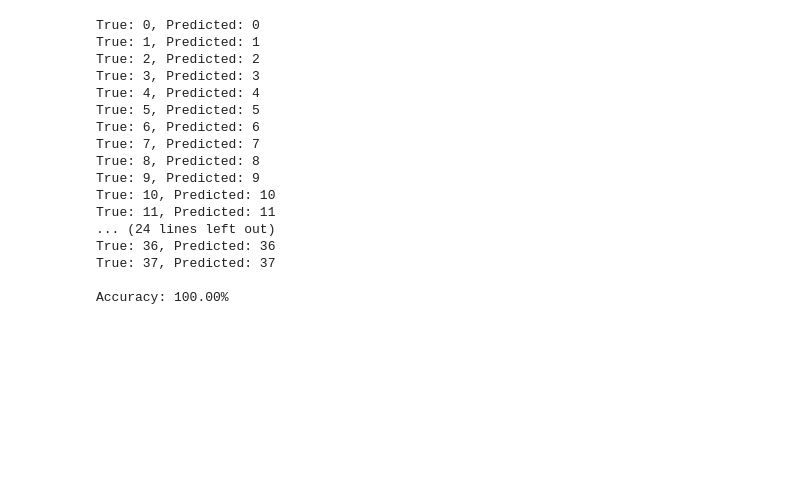
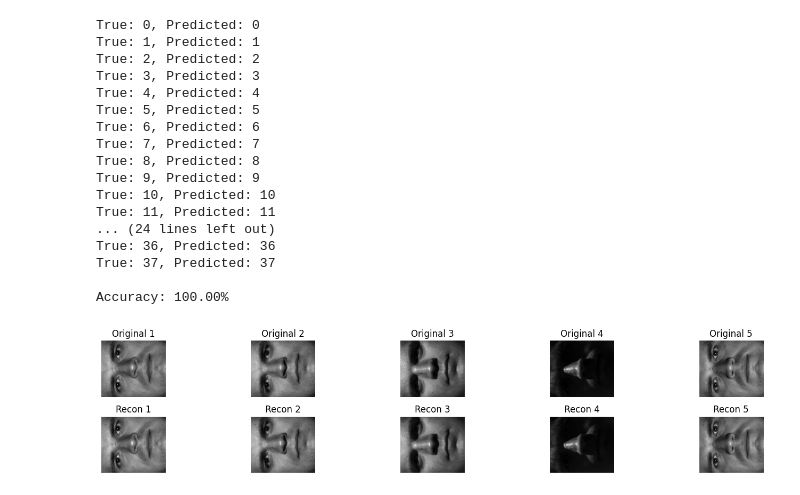
Before and after one commit to Mghzz/Face_Recognition, a Jupyter notebook: face_recognition.ipynb, the cells around one changed output. Cells and saved outputs as stored; diff of their text form; code cells hidden in the pictures; blank space fills up the shorter version.

```diff
--- a/face_recognition.ipynb
+++ b/face_recognition.ipynb
@@ -121,3 +121,45 @@ True: 36, Predicted: 36
 True: 37, Predicted: 37
 
 Accuracy: 100.00%
+# %%
+# --- Parameters ---
+person_id = 3  # change this to choose a different person
+num_images_to_show = 5
+beta = m / n
+
+# --- Approximate ω(β) as given in Equation (5) ---
+omega = 0.56 * beta**3 - 0.95 * beta**2 + 1.82 * beta + 1.43
+
+# --- Get person images ---
+start_idx = np.sum(nfaces[:person_id])
+end_idx = start_idx + nfaces[person_id]
+person_images = faces[:, start_idx:end_idx][:, :num_images_to_show]
+
+# --- Display original images ---
+plt.figure(figsize=(15, 3))
+for i in range(num_images_to_show):
+    img = person_images[:, i].reshape(m, n)
+    plt.subplot(2, num_images_to_show, i + 1)
+    plt.imshow(img, cmap='gray')
+    plt.axis('off')
+    plt.title(f'Original {i+1}')
+
+# --- Reconstruct images using SVD with τ* threshold ---
+for i in range(num_images_to_show):
+
+    t_star = omega * avgface
+
+    # Keep only singular values > t_star
+    S_thresh = np.diag([s if s > t_star else 0 for s in S_img])
+    reconstructed = U_img @ S_thresh @ Vt_img
+
+    # Show reconstructed image
+    plt.subplot(2, num_images_to_show, i + 1 + num_images_to_show)
+    plt.imshow(reconstructed, cmap='gray')
+    plt.axis('off')
+    plt.title(f'Recon {i+1}')
+
+plt.tight_layout()
+plt.show()
+# %% [output]
+[figure, added]
```
